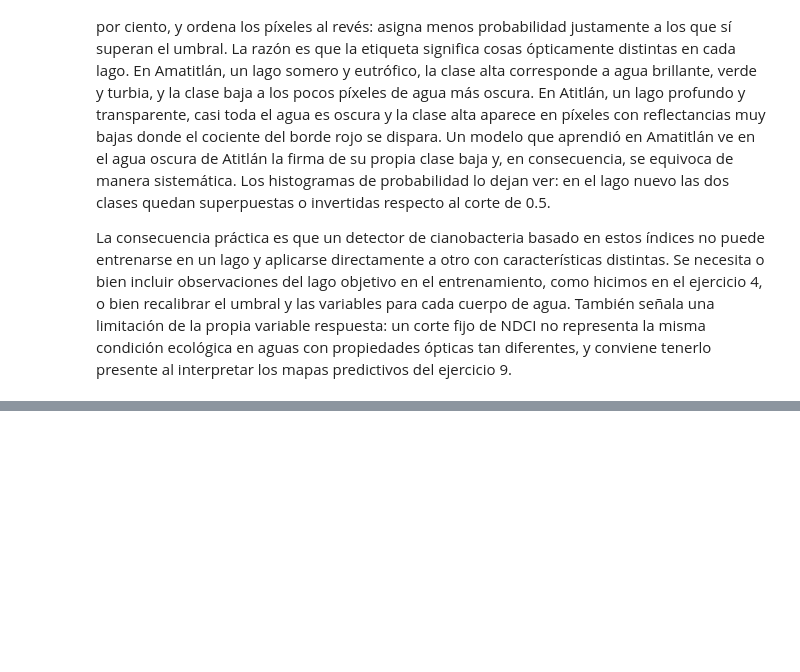
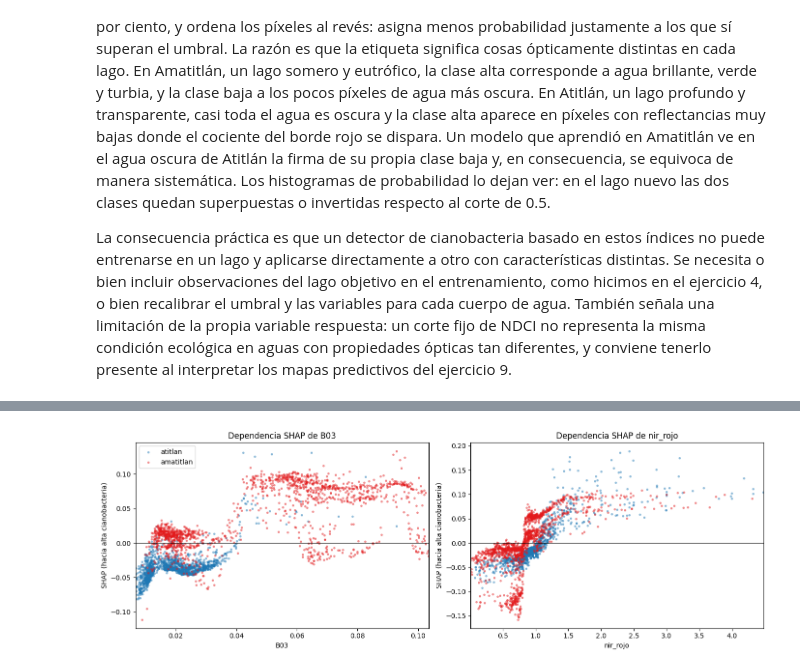
Before and after one commit to FerAHMz/lab4-ds, a Jupyter notebook: notebooks/lab4_parte2.ipynb, the cells around one changed output, grey strips where cells are left out. Saved outputs shown, nothing was run; the diff lists cells and outputs as text; code cells hidden in the pictures; blank space fills up the shorter version.

```diff
--- a/notebooks/lab4_parte2.ipynb
+++ b/notebooks/lab4_parte2.ipynb
@@ -1348,0 +1470,20 @@ conviene tenerlo presente al interpretar los mapas predictivos del ejercicio 9.
+# %%
+# dependencia: cómo cambia la contribución de las dos variables espectrales más influyentes
+espectrales = [v for v in shap_por_lago.index if v not in ("lago_amatitlan", "mes", "mes_sin", "mes_cos", "estacion_lluviosa")]
+fig, axes = plt.subplots(1, 2, figsize=(14, 4.8))
+for ax, var in zip(axes, espectrales[:2]):
+    j = PREDICTORAS.index(var)
+    for clave, color in [("atitlan", "#1f78b4"), ("amatitlan", "#e31a1c")]:
+        m = lago_shap == clave
+        ax.scatter(X_shap[var].values[m], shap_alta[m, j], s=6, alpha=0.4, color=color, label=clave)
+    ax.axhline(0, color="k", lw=0.8)
+    ax.set_xlabel(var)
+    ax.set_ylabel("SHAP (hacia alta cianobacteria)")
+    ax.set_title(f"Dependencia SHAP de {var}")
+    lim = np.nanpercentile(X_shap[var], 99)
+    ax.set_xlim(X_shap[var].min(), lim)
+axes[0].legend()
+fig.tight_layout()
+plt.show()
+# %% [output]
+[figure, added]
```
Also changed, not shown: parts of 7 cells of this notebook.
